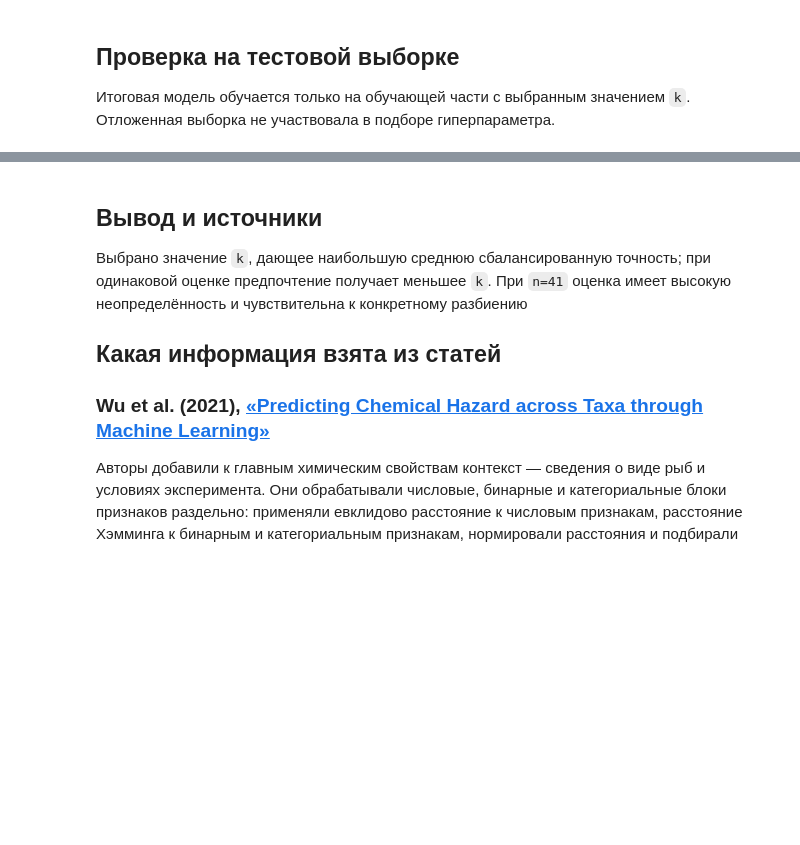
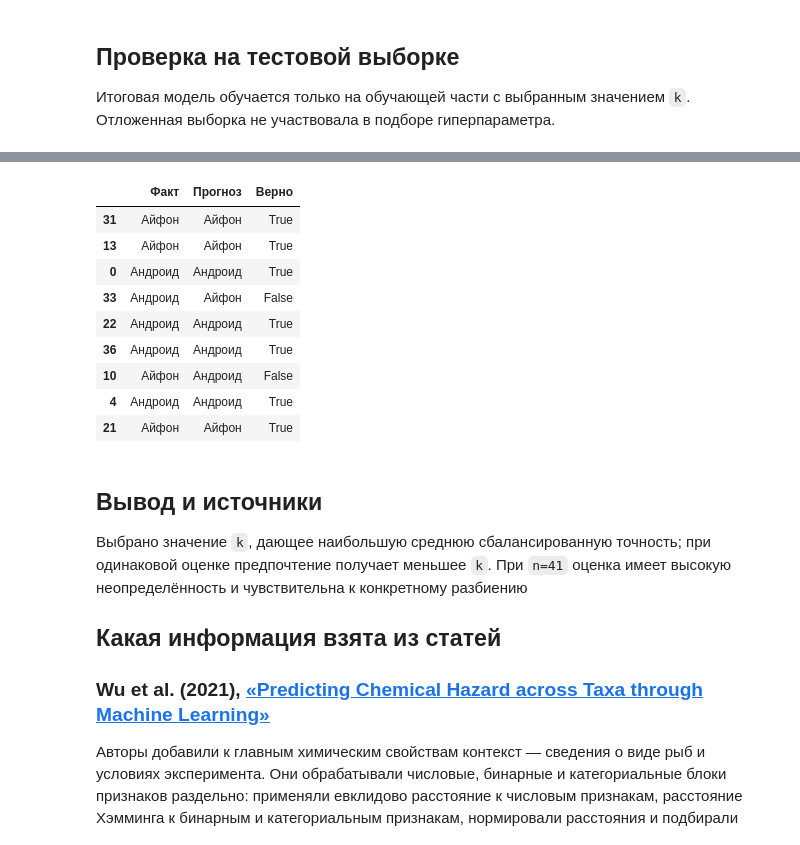
Before and after one commit to Osipovill/intelligent_systems_and_technologies, a Jupyter notebook: practice_1/iphone_android_knn.ipynb, the cells around one changed output, grey strips where cells are left out. Drawn from its saved outputs; the diff is of its cells as text; code cells hidden in the pictures; blank space fills up the shorter version.

```diff
--- a/practice_1/iphone_android_knn.ipynb
+++ b/practice_1/iphone_android_knn.ipynb
@@ -153,3 +173,25 @@ weighted avg       0.78      0.78      0.78         9
+# %%
+prediction_table = pd.DataFrame({
+    "Факт": y_test,
+    "Прогноз": y_pred,
+})
+
+prediction_table["Верно"] = (
+    prediction_table["Факт"] == prediction_table["Прогноз"]
+)
+
+display(prediction_table)
+# %% [output]
+|  | Факт | Прогноз | Верно |
+| 31 | Айфон | Айфон | True |
+| 13 | Айфон | Айфон | True |
+| 0 | Андроид | Андроид | True |
+| 33 | Андроид | Айфон | False |
+| 22 | Андроид | Андроид | True |
+| 36 | Андроид | Андроид | True |
+| 10 | Айфон | Андроид | False |
+| 4 | Андроид | Андроид | True |
+| 21 | Айфон | Айфон | True |
 # %% [markdown]
 ## Вывод и источники
 
```
Also changed, not shown: parts of 3 cells of this notebook.
